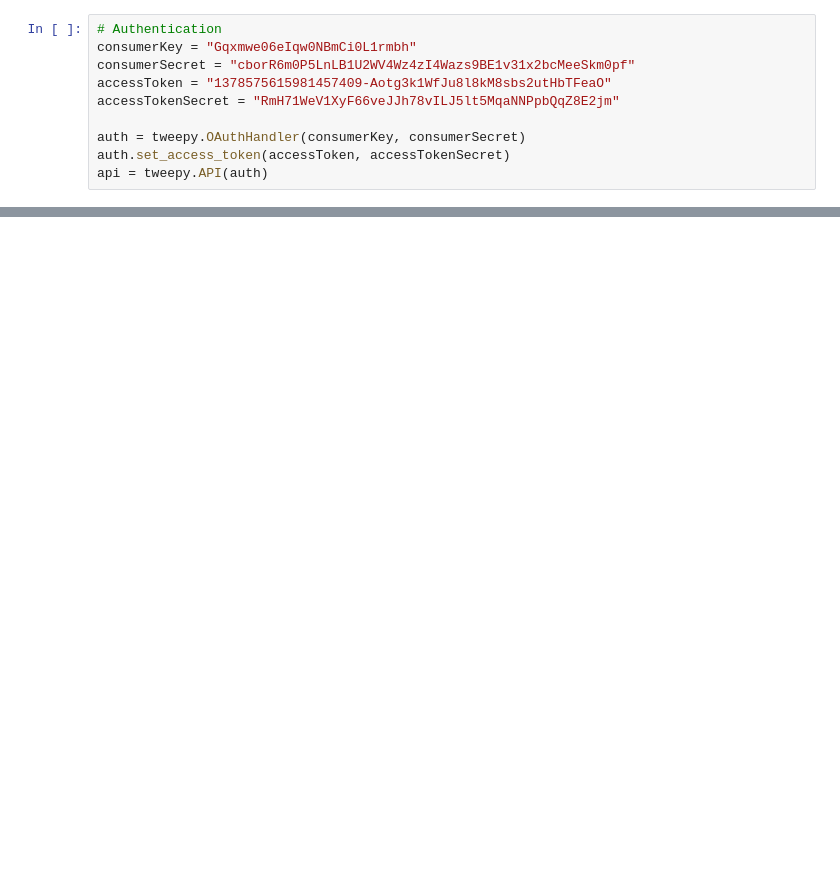
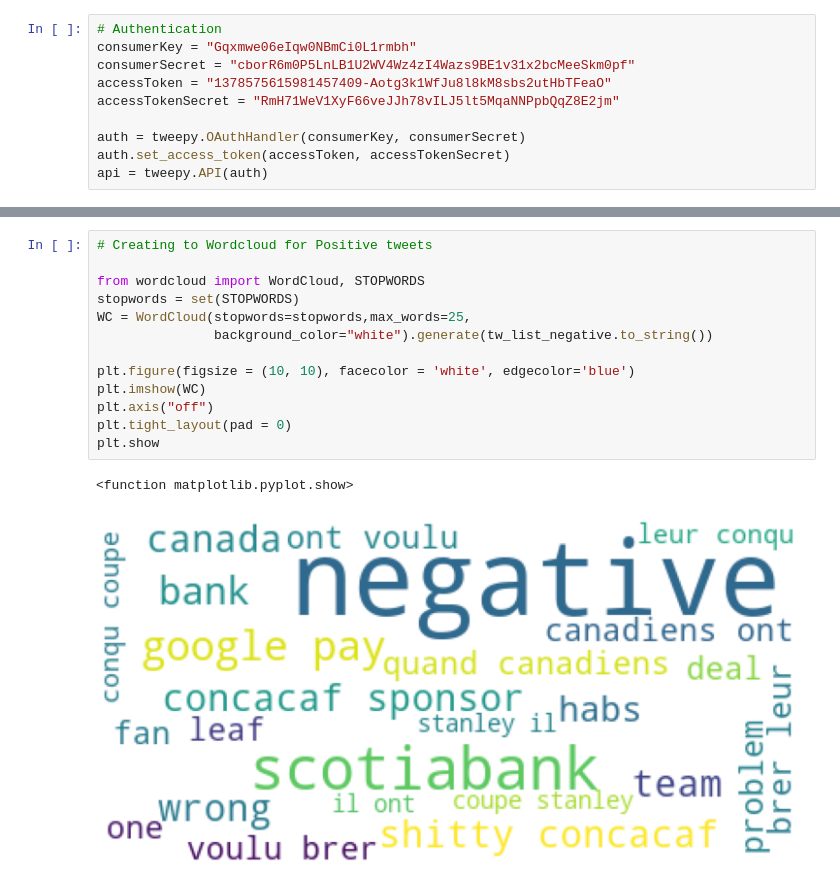
Before and after one commit to pranav-kaushal/NLP-Project-Sentiment-Analysis, a Jupyter notebook: Twitter_sentiment_analysis.ipynb, the cells around one changed output, grey strips where cells are left out. Saved outputs shown, nothing was run; the diff lists cells and outputs as text; blank space fills up the shorter version.

```diff
--- a/Twitter_sentiment_analysis.ipynb
+++ b/Twitter_sentiment_analysis.ipynb
@@ -214,0 +397,16 @@ https://github.com/yalinyener/TwitterSentimentAnalysis/blob/master/SentimentAnal
+# %%
+# Creating to Wordcloud for Positive tweets
+
+from wordcloud import WordCloud, STOPWORDS
+stopwords = set(STOPWORDS)
+WC = WordCloud(stopwords=stopwords,max_words=25,
+               background_color="white").generate(tw_list_negative.to_string())
+
+plt.figure(figsize = (10, 10), facecolor = 'white', edgecolor='blue')
+plt.imshow(WC)
+plt.axis("off")
+plt.tight_layout(pad = 0)
+plt.show
+# %% [output]
+<function matplotlib.pyplot.show>
+[figure, added]
```
Also changed, not shown: parts of 54 cells of this notebook.
